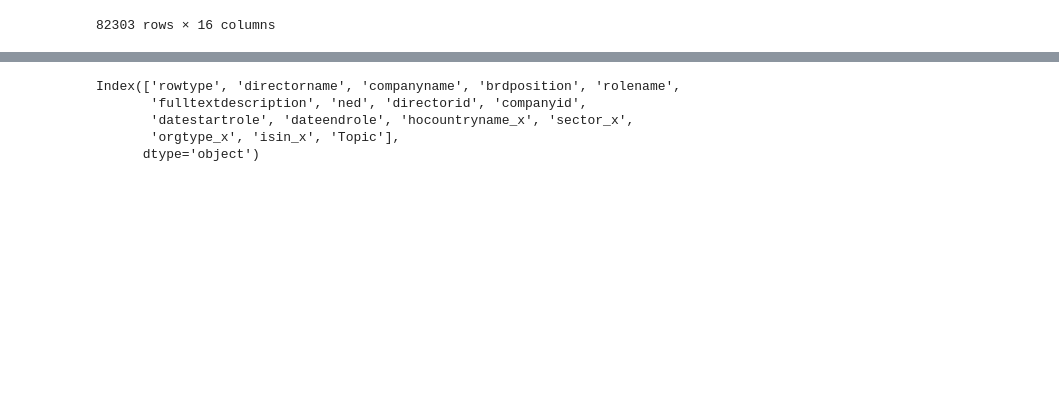
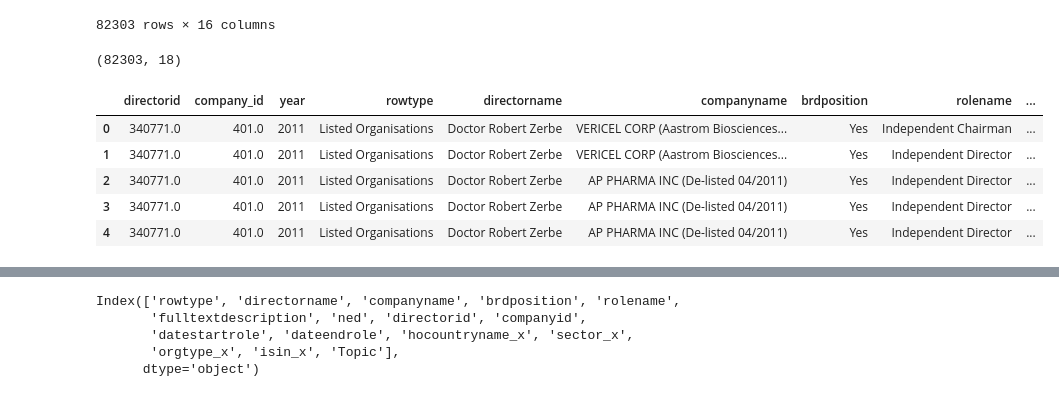
Before and after one commit to PeterHuGC/Imperial_Dissertation_Research, a Jupyter notebook: 8.EDA_All_Data/8.Coefficient_of_Variation.ipynb, the cells around one changed output, grey strips where cells are left out. Cells and saved outputs as stored; diff of their text form; code cells hidden in the pictures; blank space fills up the shorter version.

```diff
--- a/8.EDA_All_Data/8.Coefficient_of_Variation.ipynb
+++ b/8.EDA_All_Data/8.Coefficient_of_Variation.ipynb
@@ -234,0 +249,14 @@ education_coefficient_df # date start end can deal with this - not like the othe
+# %%
+education_coefficient_df.shape
+# %% [output]
+(82303, 18)
+# %%
+director_employment_merged_df = pd.merge(company_df_year_long_df, education_coefficient_df, on = "directorid")
+director_employment_merged_df.head()
+# %% [output]
+|  | directorid | company_id | year | rowtype | directorname | companyname | brdposition | rolename | ... |
+| 0 | 340771.0 | 401.0 | 2011 | Listed Organisations | Doctor Robert Zerbe | VERICEL CORP (Aastrom Biosciences... | Yes | Independent Chairman | ... |
+| 1 | 340771.0 | 401.0 | 2011 | Listed Organisations | Doctor Robert Zerbe | VERICEL CORP (Aastrom Biosciences... | Yes | Independent Director | ... |
+| 2 | 340771.0 | 401.0 | 2011 | Listed Organisations | Doctor Robert Zerbe | AP PHARMA INC (De-listed 04/2011) | Yes | Independent Director | ... |
+| 3 | 340771.0 | 401.0 | 2011 | Listed Organisations | Doctor Robert Zerbe | AP PHARMA INC (De-listed 04/2011) | Yes | Independent Director | ... |
+| 4 | 340771.0 | 401.0 | 2011 | Listed Organisations | Doctor Robert Zerbe | AP PHARMA INC (De-listed 04/2011) | Yes | Independent Director | ... |
```
Also changed, not shown: parts of 17 cells of this notebook, 6 other files.
